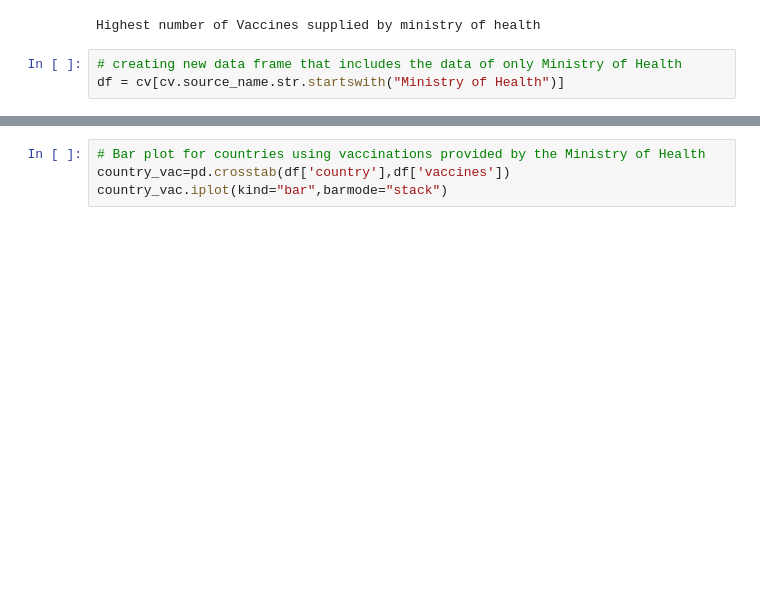
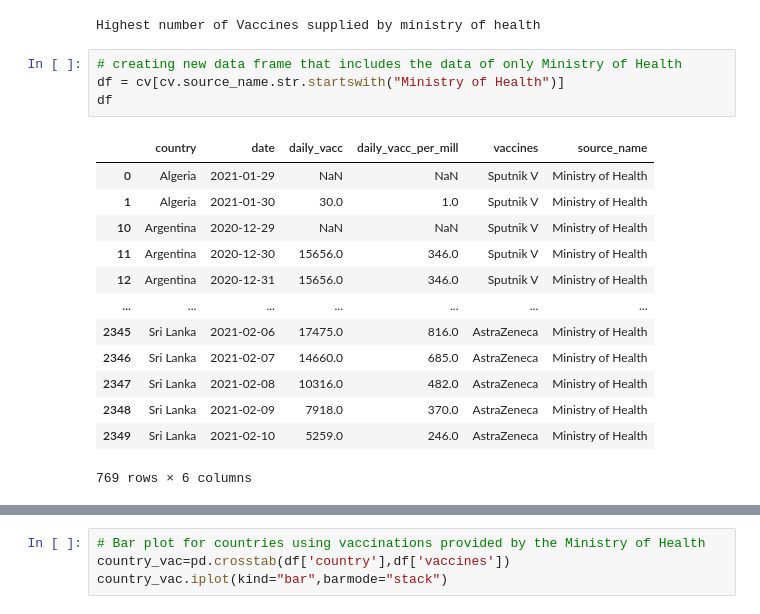
Before and after one commit to Chetan265/assgn, a Jupyter notebook: Covid-19.ipynb, the cells around one changed output, grey strips where cells are left out. Cells and saved outputs as stored; diff of their text form; blank space fills up the shorter version.

```diff
--- a/Covid-19.ipynb
+++ b/Covid-19.ipynb
@@ -216,6 +250,21 @@ Highest number of Vaccines supplied by ministry of health
 # %%
 # creating new data frame that includes the data of only Ministry of Health
 df = cv[cv.source_name.str.startswith("Ministry of Health")]
+df
+# %% [output]
+|  | country | date | daily_vacc | daily_vacc_per_mill | vaccines | source_name |
+| 0 | Algeria | 2021-01-29 | NaN | NaN | Sputnik V | Ministry of Health |
+| 1 | Algeria | 2021-01-30 | 30.0 | 1.0 | Sputnik V | Ministry of Health |
+| 10 | Argentina | 2020-12-29 | NaN | NaN | Sputnik V | Ministry of Health |
+| 11 | Argentina | 2020-12-30 | 15656.0 | 346.0 | Sputnik V | Ministry of Health |
+| 12 | Argentina | 2020-12-31 | 15656.0 | 346.0 | Sputnik V | Ministry of Health |
+| ... | ... | ... | ... | ... | ... | ... |
+| 2345 | Sri Lanka | 2021-02-06 | 17475.0 | 816.0 | AstraZeneca | Ministry of Health |
+| 2346 | Sri Lanka | 2021-02-07 | 14660.0 | 685.0 | AstraZeneca | Ministry of Health |
+| 2347 | Sri Lanka | 2021-02-08 | 10316.0 | 482.0 | AstraZeneca | Ministry of Health |
+| 2348 | Sri Lanka | 2021-02-09 | 7918.0 | 370.0 | AstraZeneca | Ministry of Health |
+| 2349 | Sri Lanka | 2021-02-10 | 5259.0 | 246.0 | AstraZeneca | Ministry of Health |
+769 rows × 6 columns
 # %%
 # countries that are using vaccines provided by the ministry of health
 df[['country','vaccines']].value_counts().reset_index()
```
Also changed, not shown: parts of 21 cells of this notebook.
